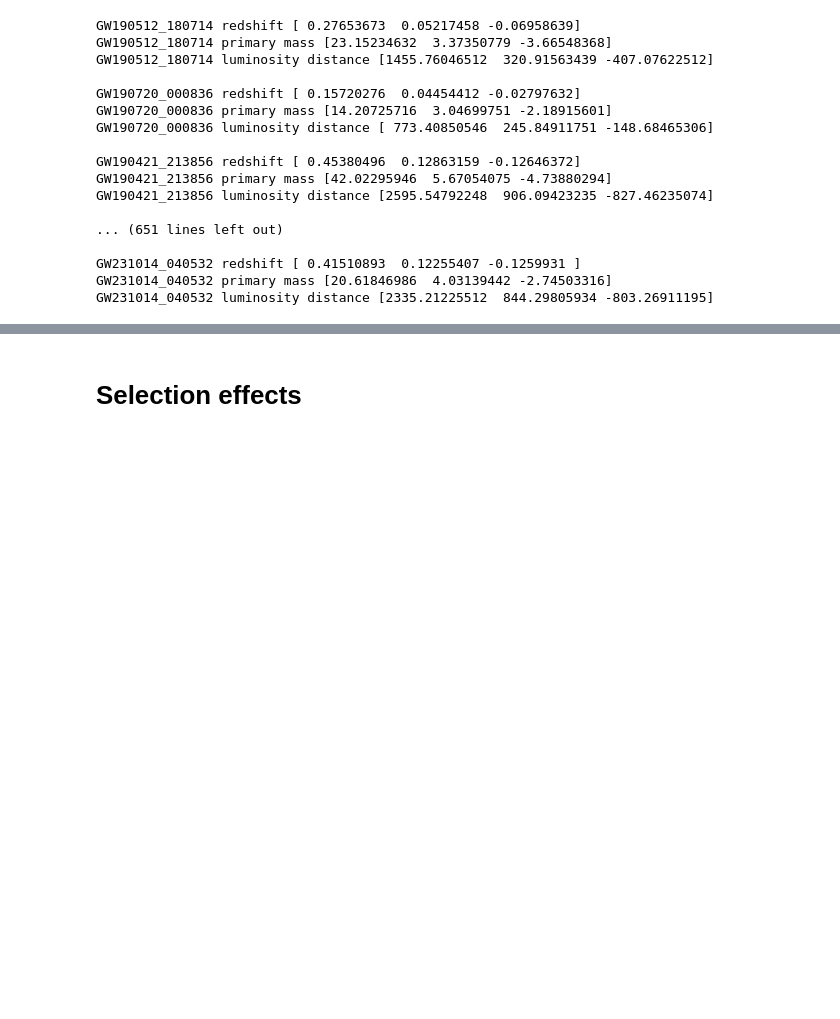
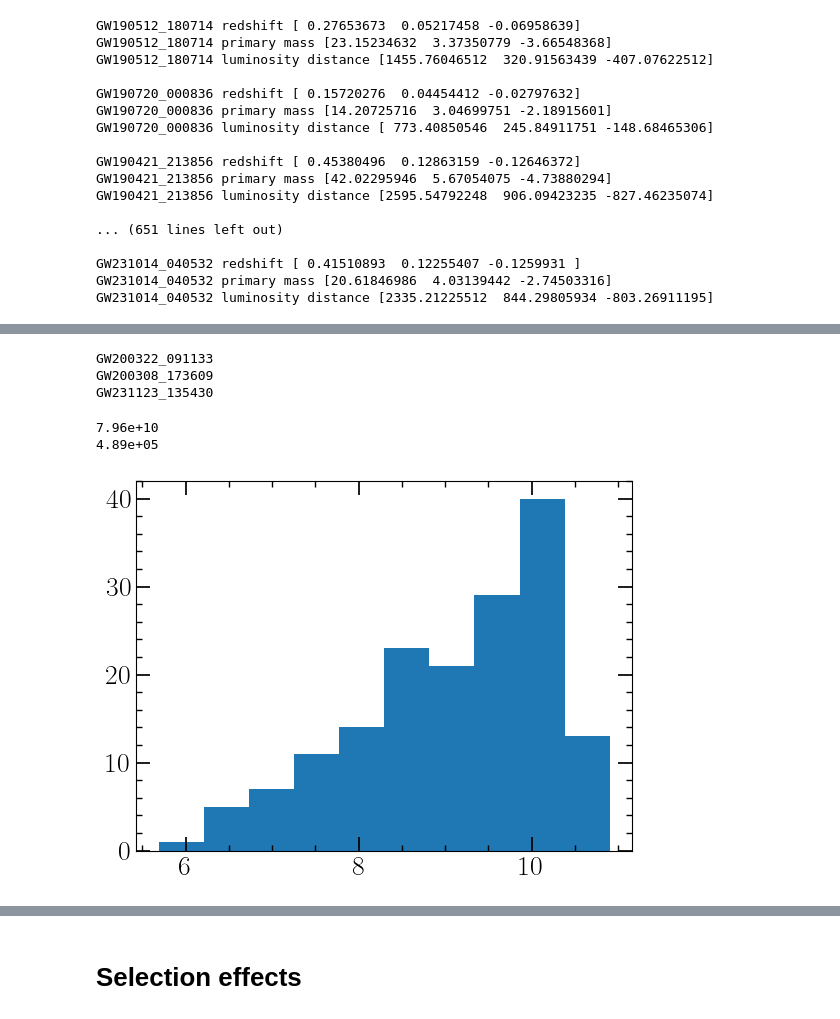
Before and after one commit to LucasPouw/darksirenpop, a Jupyter notebook: p26_posterior_analyzer.ipynb, the cells around one changed output, grey strips where cells are left out. Cells and saved outputs as stored; diff of their text form; code cells hidden in the pictures; blank space fills up the shorter version.

```diff
--- a/p26_posterior_analyzer.ipynb
+++ b/p26_posterior_analyzer.ipynb
@@ -565 +663,60 @@ plt.show()
+# %%
+v90_arr = []
+for gwkey in gw_keys:
+    file = "/home/lucas/Documents/PhD/realstats/" + gwkey + ".dat"
+    stat = pd.read_csv(file, skiprows=1, delimiter='\t')
+    v90 = stat['vol(90)'].iloc[0]
+    if np.isinf(v90):
+        print(gwkey)
+        continue
+    v90_arr.append(v90)
+v90_arr = np.array(v90_arr)
+x = np.log10(v90_arr)
+
+# Histogram
+Nbins = 10
+hist, bin_edges = np.histogram(x, bins=Nbins, density=True)
+bin_centers = 0.5 * (bin_edges[:-1] + bin_edges[1:])
+
+# Linear PDF interpolation
+pdf_interp = interp1d(
+    bin_centers,
+    hist,
+    kind="linear",
+    bounds_error=False,
+    fill_value=0.0
+)
+
+# Fine grid
+x_grid = np.linspace(bin_edges[0], bin_edges[-1], 2000)
+pdf_vals = pdf_interp(x_grid)
+
+# Normalize PDF (important for numerical accuracy)
+norm = np.trapezoid(pdf_vals, x_grid)
+pdf_vals /= norm
+
+from scipy.integrate import cumulative_trapezoid
+
+# Build CDF
+cdf_vals = cumulative_trapezoid(pdf_vals, x_grid, initial=0)
+cdf_vals /= cdf_vals[-1]
+
+# Inverse CDF
+inv_cdf = interp1d(cdf_vals, x_grid)
+np.save('./v90_cdf', [cdf_vals, x_grid])
+# %% [output]
+GW200322_091133
+GW200308_173609
+GW231123_135430
+# %%
+# print(v90_arr)
+print(f'{np.max(v90_arr):.2e}')
+print(f'{np.min(v90_arr):.2e}')
+
+plt.hist(np.log10(v90_arr), bins=10)
+plt.show()
+# %% [output]
+7.96e+10
+4.89e+05
+[figure, added]
 # %%
```
Also changed, not shown: parts of 12 cells of this notebook, 5 other files.
